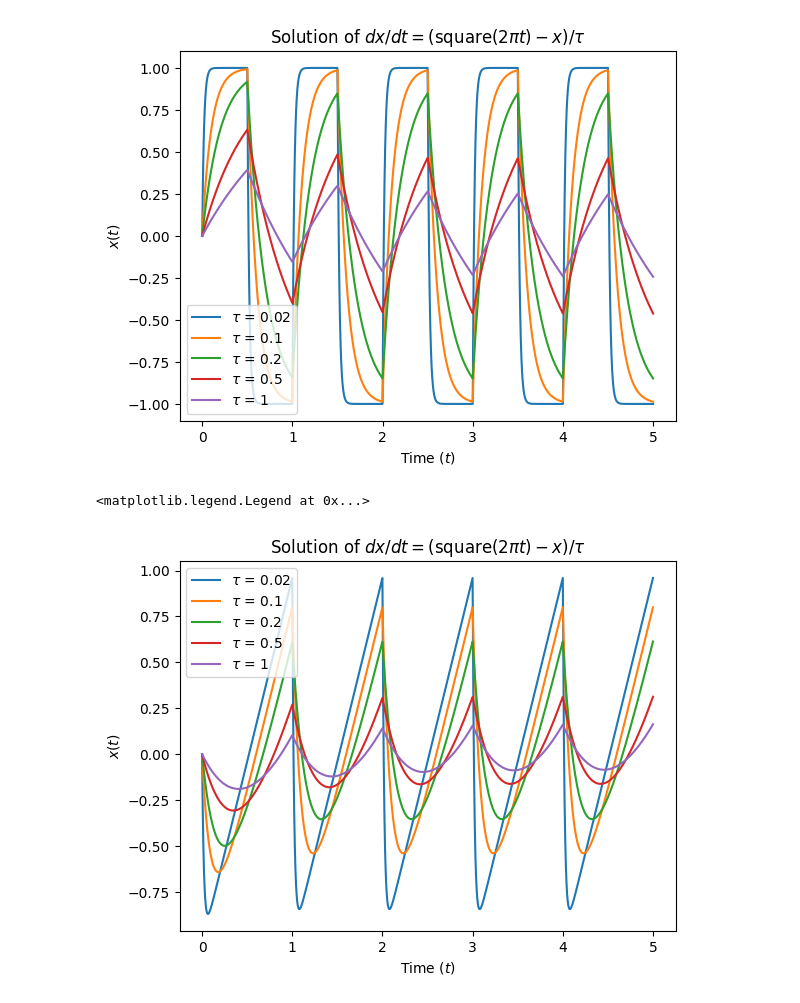
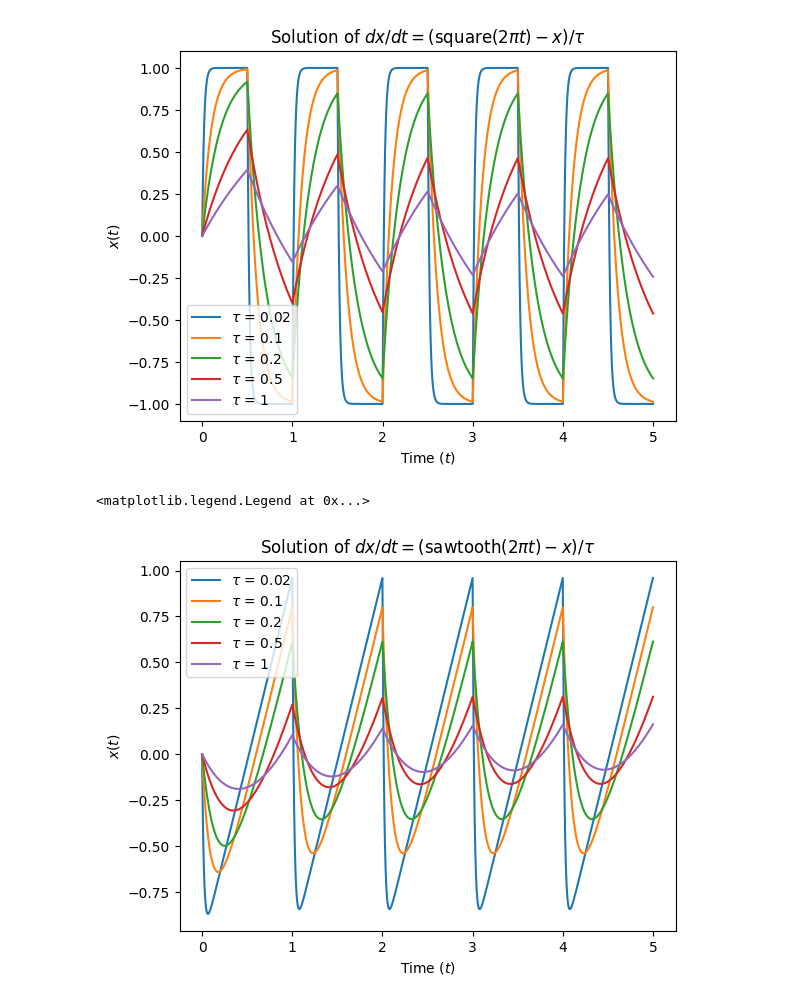
Before and after one commit to moises-santillan/MathematicalBiology, a Jupyter notebook: code/Ch02.ipynb, the cells around one changed output. Cells and saved outputs as stored; diff of their text form; code cells hidden in the pictures.

```diff
--- a/code/Ch02.ipynb
+++ b/code/Ch02.ipynb
@@ -115,35 +71,18 @@ plt.legend()
 <matplotlib.legend.Legend at 0x...>
 [figure]
 # %%
+# Solve and plot for sawtooth wave input
 x0 = 0.0     # Initial condition
 t = np.linspace(0, 5, 5000)  # Time points
 
+for tau in [0.02, 0.1, 0.2, 0.5, 1]:
+    x = odeint(modelSawtooth, x0, t, args=(tau,))
+    plt.plot(t, x, label=rf'$\tau$ = {tau}')
 
-tau = 0.02  # Rate constant
-x = odeint(modelSawtooth, x0, t, args=(tau,))
-plt.plot(t, x, label=rf'$\tau$ = {tau}')
-
-tau = .1  # Rate constant
-x = odeint(modelSawtooth, x0, t, args=(tau,))
-plt.plot(t, x, label=rf'$\tau$ = {tau}')
-
-tau = .2  # Rate constant
-x = odeint(modelSawtooth, x0, t, args=(tau,))
-plt.plot(t, x, label=rf'$\tau$ = {tau}')
-
-tau = .5  # Rate constant
-x = odeint(modelSawtooth, x0, t, args=(tau,))
-plt.plot(t, x, label=rf'$\tau$ = {tau}')
-
-tau = 1  # Rate constant
-x = odeint(modelSawtooth, x0, t, args=(tau,))
-plt.plot(t, x, label=rf'$\tau$ = {tau}')
-
-
-plt.title(r'Solution of $dx/dt = (\text{square}(2\pi t) - x)/\tau$')
+plt.title(r'Solution of $dx/dt = (\text{sawtooth}(2\pi t) - x)/\tau$')
 plt.xlabel(r'Time ($t$)')
 plt.ylabel(r'$x(t)$')
 plt.legend()
 # %% [output]
 <matplotlib.legend.Legend at 0x...>
-[figure, old version]
+[figure, new version]
```
Also changed, not shown: parts of 5 cells of this notebook, 1 other file.
